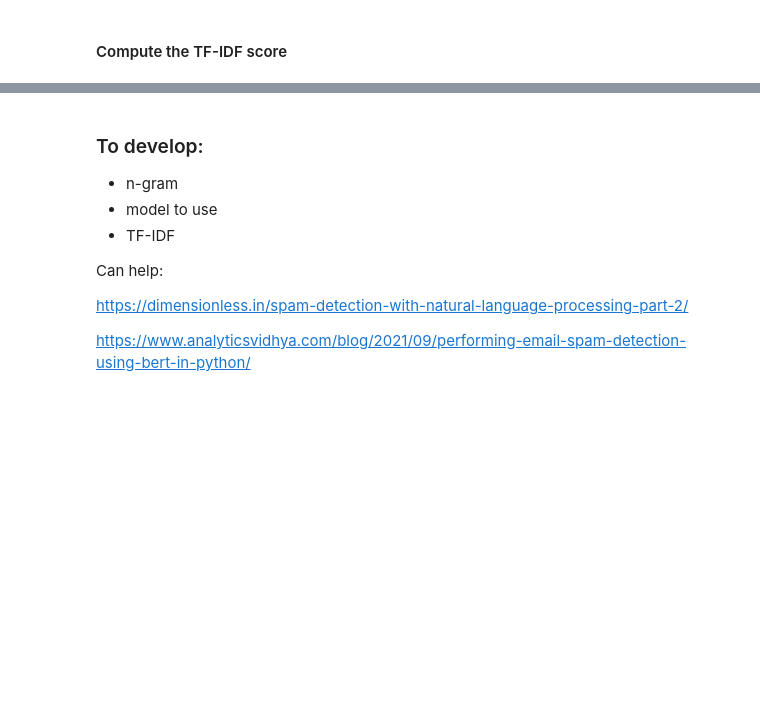
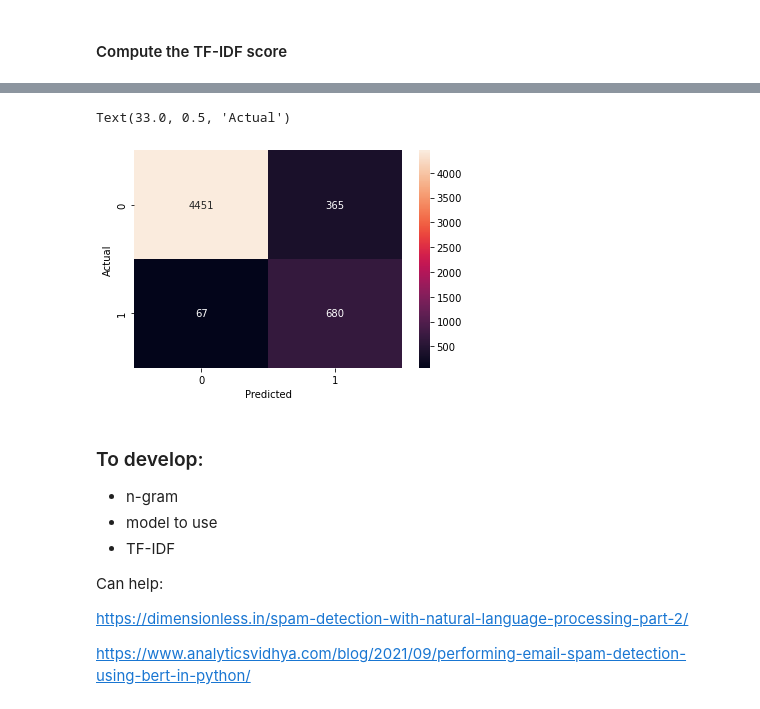
Before and after one commit to pablitocito/SPAM_detection, a Jupyter notebook: spam_notebook.ipynb, the cells around one changed output, grey strips where cells are left out. Drawn from its saved outputs; the diff is of its cells as text; code cells hidden in the pictures; blank space fills up the shorter version.

```diff
--- a/spam_notebook.ipynb
+++ b/spam_notebook.ipynb
@@ -153,3 +268,34 @@ df_model= pd.concat([df_spam , df_ham_downsampled])
+# %%
+df_test=df_nlp_eng.copy()
+# %%
+#Join the list of word to apply the tf_idf
+df_test.SMS=df_test.SMS.apply(lambda x: ' '.join(x))
+vectorizer=TfidfVectorizer()
+X=vectorizer.fit_transform(df_test.SMS)
+# %%
+#Convert the result to a dataframe and reset the index to the right one
+tfidf_df = pd.DataFrame(X.toarray(), columns=vectorizer.get_feature_names())
+tfidf_df.set_index(df_test.index,inplace=True)
+# %%
+#Concatenate the score of tf-idf and the initial dataframe
+df_test=pd.concat([df_test , tfidf_df],axis=1)
+# %%
+df_test['is_spam']=df_test['Nature'].apply(lambda x: 1 if x=='spam'else 0)
+
+
+X=df_test[df_test.columns.difference(['Nature', 'SMS','is_spam'])]
+X=X[X_model.columns]
+y=df_test[['is_spam']]
+y_pred=clf.predict(X)
+cm = confusion_matrix(y,y_pred)
+
+# creating a graph out of confusion matrix
+sns.heatmap(cm, annot = True, fmt = 'd')
+plt.xlabel('Predicted')
+plt.ylabel('Actual')
+# %% [output]
+Text(33.0, 0.5, 'Actual')
+[figure, added]
 # %% [markdown]
 ### To develop:
 * n-gram
```
Also changed, not shown: parts of 20 cells of this notebook.
